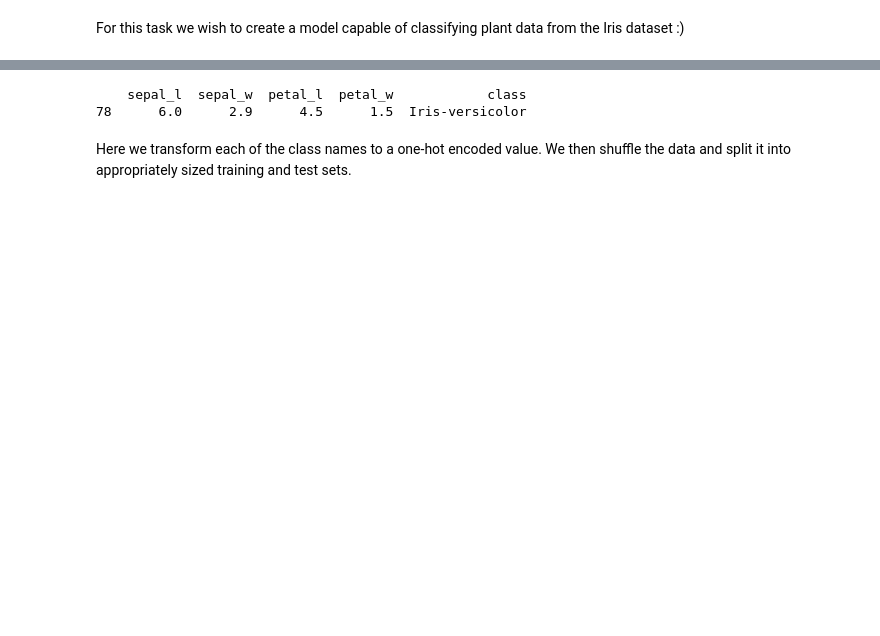
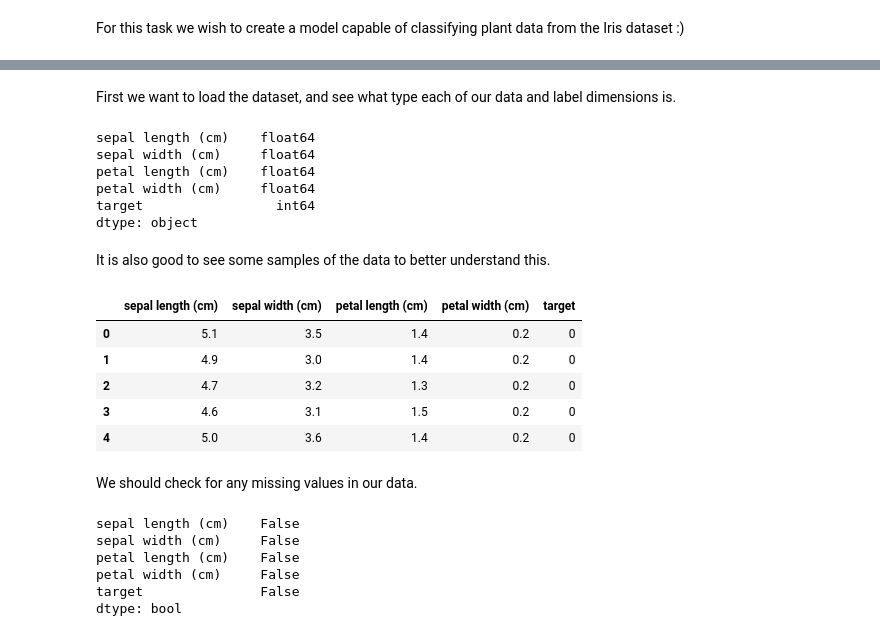
Before and after one commit to maxlotz/DSChallenge, a Jupyter notebook: Iris/Iris.ipynb, the cells around one changed output, grey strips where cells are left out. Drawn from its saved outputs; the diff is of its cells as text; code cells hidden in the pictures; blank space fills up the shorter version.

```diff
--- a/Iris/Iris.ipynb
+++ b/Iris/Iris.ipynb
@@ -26,10 +12,0 @@ We wish to use this information to classify the type of flower from a discrete n
-# %%
-# Each data feature represents the sepal and petal, width and height
-data_features = ['sepal_l', 'sepal_w', 'petal_l', 'petal_w']
-df = pd.read_csv(data_path, names = data_features + ['class'])
-print(df.sample())
-# %% [output]
-    sepal_l  sepal_w  petal_l  petal_w            class
-78      6.0      2.9      4.5      1.5  Iris-versicolor
-# %% [markdown]
-Here we transform each of the class names to a one-hot encoded value. We then shuffle the data and split it into appropriately sized training and test sets.
@@ -46,0 +13,36 @@ X_train, X_test, Y_train, Y_test = train_test_split(df[data_features], df['class
+# %% [markdown]
+First we want to load the dataset, and see what type each of our data and label dimensions is.
+# %%
+iris = load_iris()
+df_data = pd.DataFrame(iris.data, columns=iris.feature_names)
+df['target'] = iris.target
+df.dtypes
+# %% [output]
+sepal length (cm)    float64
+sepal width (cm)     float64
+petal length (cm)    float64
+petal width (cm)     float64
+target                 int64
+dtype: object
+# %% [markdown]
+It is also good to see some samples of the data to better understand this.
+# %%
+df.head()
+# %% [output]
+|  | sepal length (cm) | sepal width (cm) | petal length (cm) | petal width (cm) | target |
+| 0 | 5.1 | 3.5 | 1.4 | 0.2 | 0 |
+| 1 | 4.9 | 3.0 | 1.4 | 0.2 | 0 |
+| 2 | 4.7 | 3.2 | 1.3 | 0.2 | 0 |
+| 3 | 4.6 | 3.1 | 1.5 | 0.2 | 0 |
+| 4 | 5.0 | 3.6 | 1.4 | 0.2 | 0 |
+# %% [markdown]
+We should check for any missing values in our data.
+# %%
+df.isnull().any()
+# %% [output]
+sepal length (cm)    False
+sepal width (cm)     False
+petal length (cm)    False
+petal width (cm)     False
+target               False
+dtype: bool
```
Also changed, not shown: parts of 17 cells of this notebook.
